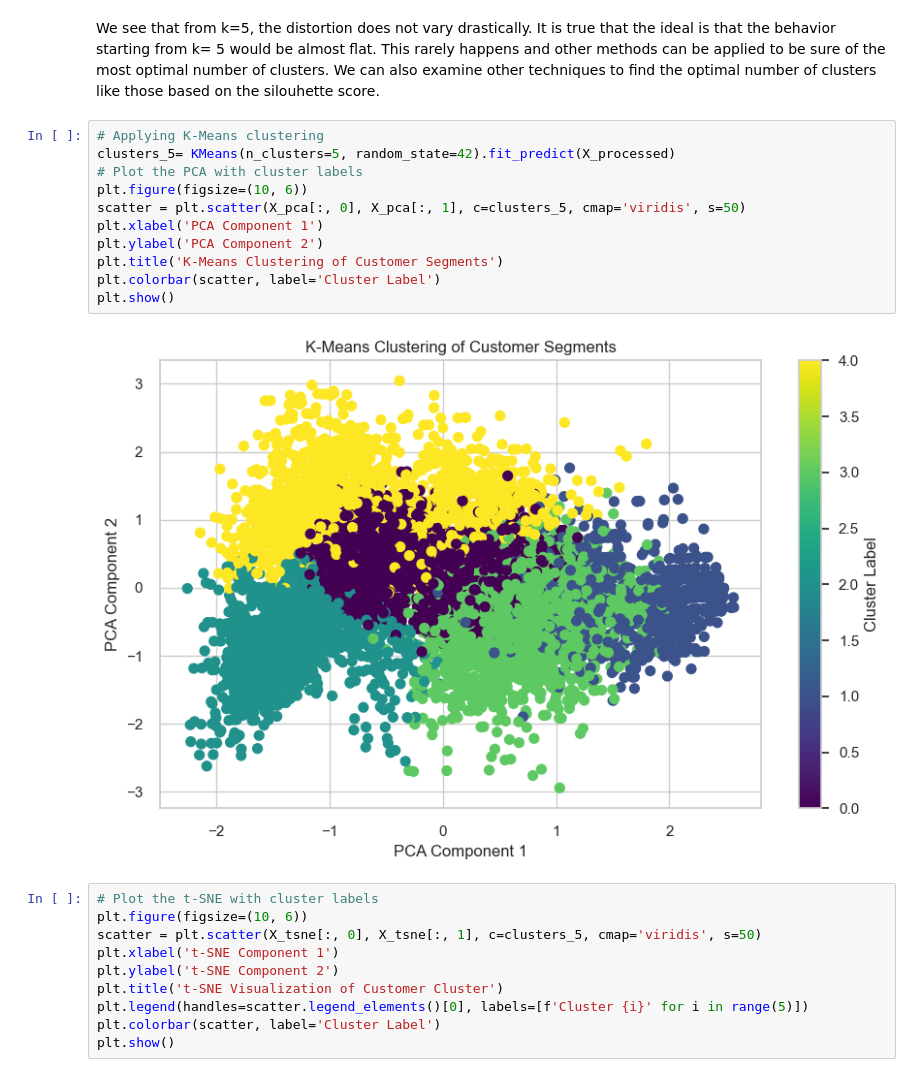
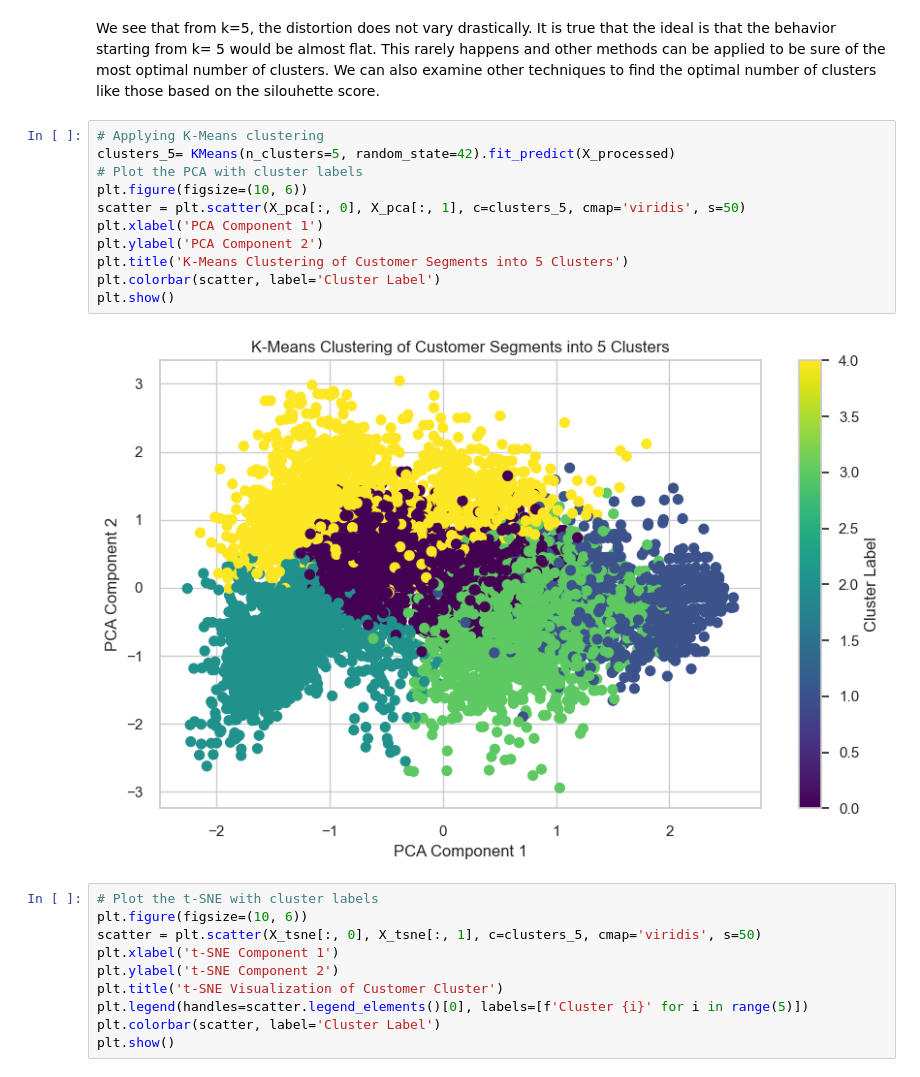
Before and after one commit to NalayaData/CustomerSegmentationClassification, a Jupyter notebook: CustomerSegmentationClassification_Part_2.ipynb, the cells around one changed output. Drawn from its saved outputs; the diff is of its cells as text.

```diff
--- a/CustomerSegmentationClassification_Part_2.ipynb
+++ b/CustomerSegmentationClassification_Part_2.ipynb
@@ -1349,16 +1428,16 @@ We see that from k=5, the distortion does not vary drastically. It is true that
 # %%
 # Applying K-Means clustering
 clusters_5= KMeans(n_clusters=5, random_state=42).fit_predict(X_processed)
 # Plot the PCA with cluster labels
 plt.figure(figsize=(10, 6))
 scatter = plt.scatter(X_pca[:, 0], X_pca[:, 1], c=clusters_5, cmap='viridis', s=50)
 plt.xlabel('PCA Component 1')
 plt.ylabel('PCA Component 2')
-plt.title('K-Means Clustering of Customer Segments')
+plt.title('K-Means Clustering of Customer Segments into 5 Clusters')
 plt.colorbar(scatter, label='Cluster Label')
 plt.show()
 # %% [output]
-[figure, old version]
+[figure, new version]
 # %%
 # Plot the t-SNE with cluster labels
 plt.figure(figsize=(10, 6))
```
Also changed, not shown: parts of 18 cells of this notebook.
